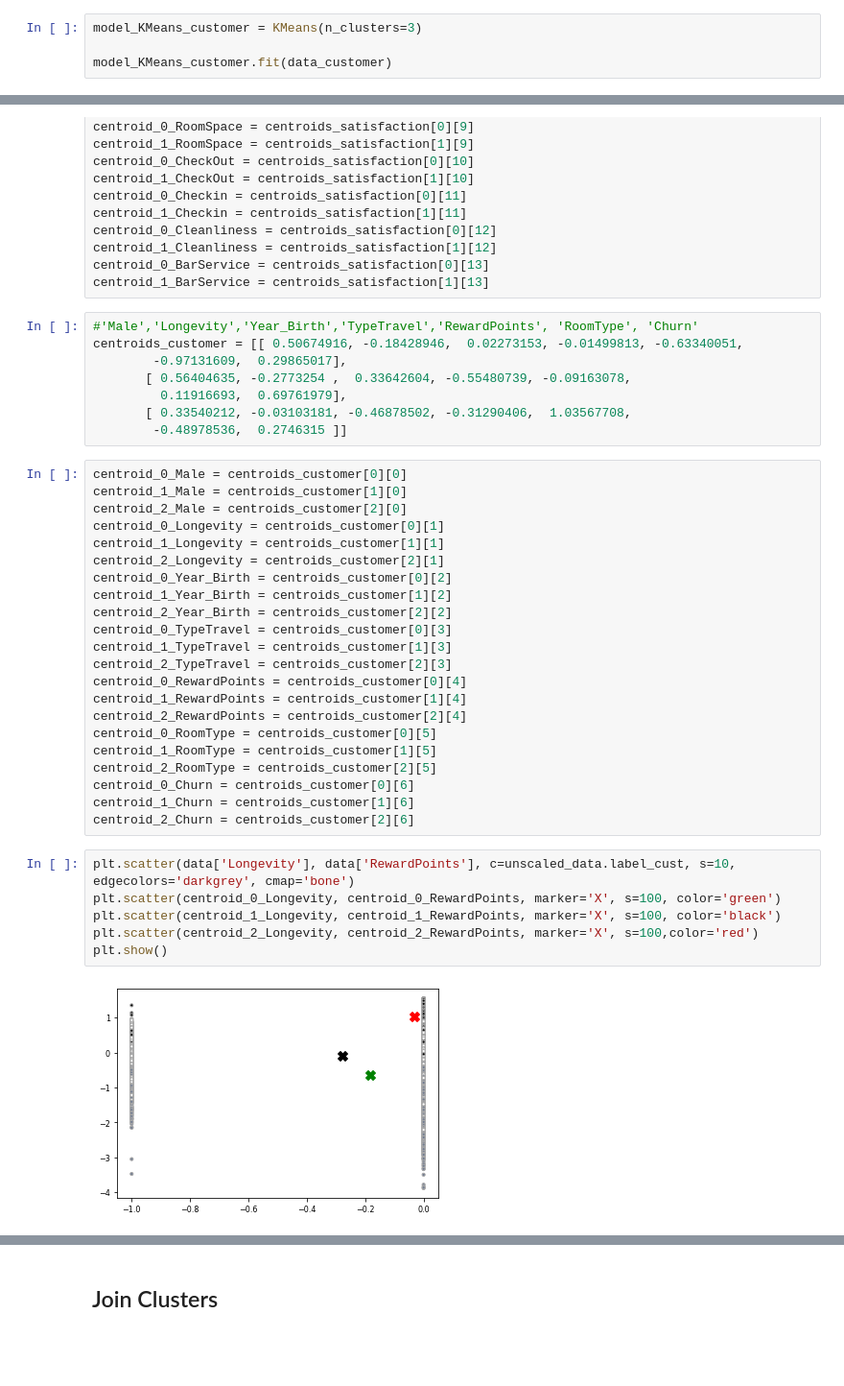
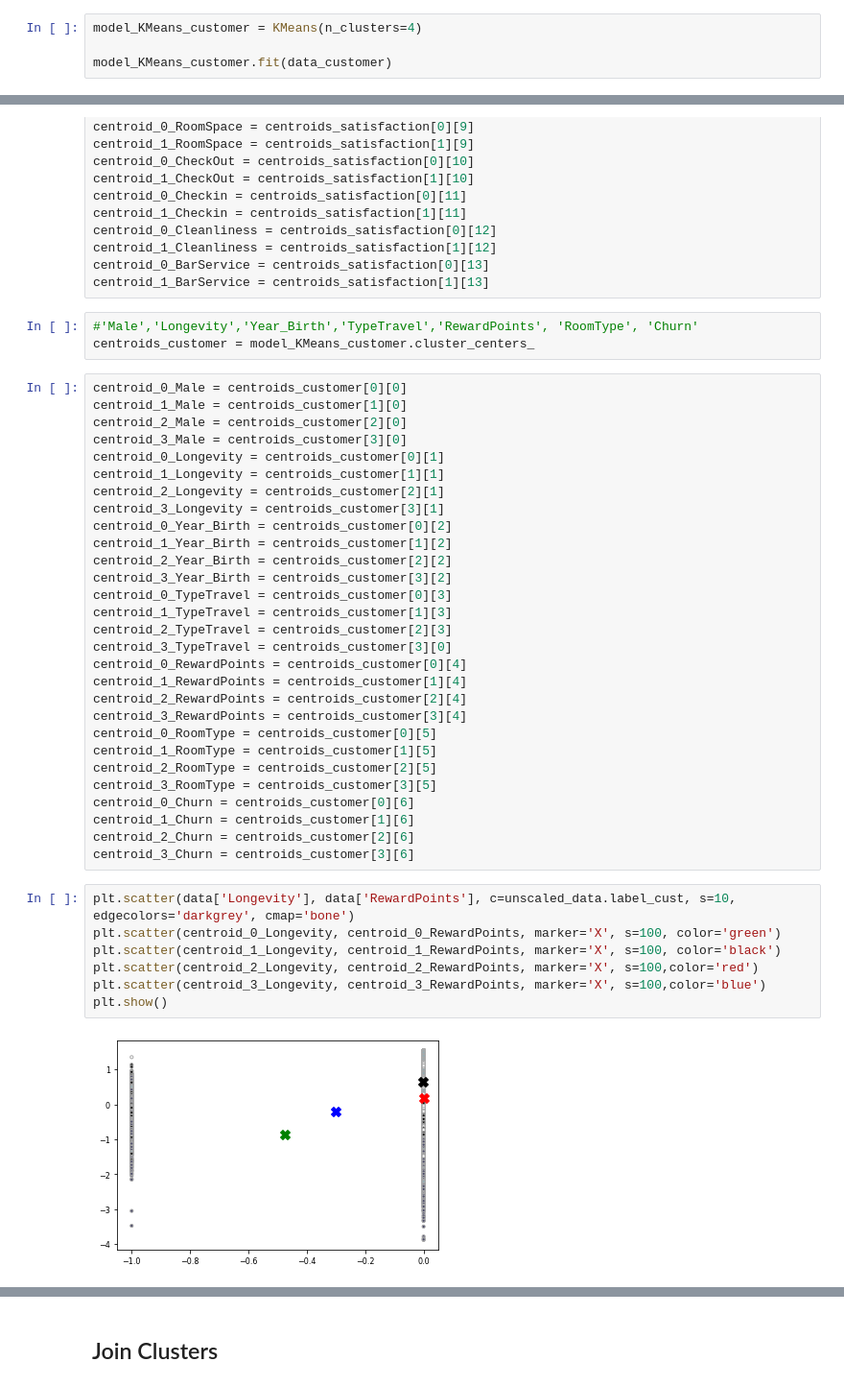
Before and after one commit to Leon209/Project_2-Unsupervised-Learning, a Jupyter notebook: Project 2.ipynb, the cells around one changed output, grey strips where cells are left out. Shown at 96% size. Saved outputs shown, nothing was run; the diff lists cells and outputs as text; blank space fills up the shorter version.

```diff
--- a/Project 2.ipynb
+++ b/Project 2.ipynb
@@ -616,7 +616,7 @@ model_KMeans_satisfaction.fit(data_satisfaction)
 # %% [output]
 KMeans(n_clusters=2)
 # %%
-model_KMeans_customer = KMeans(n_clusters=3)
+model_KMeans_customer = KMeans(n_clusters=4)
 
 model_KMeans_customer.fit(data_customer)
 # %% [output]
@@ -1020,44 +1028,47 @@ centroid_0_Cleanliness = centroids_satisfaction[0][12]
 centroid_1_Cleanliness = centroids_satisfaction[1][12]
 centroid_0_BarService = centroids_satisfaction[0][13]
 centroid_1_BarService = centroids_satisfaction[1][13]
-# %%
-#'Male','Longevity','Year_Birth','TypeTravel','RewardPoints', 'RoomType', 'Churn'
-centroids_customer = [[ 0.50674916, -0.18428946,  0.02273153, -0.01499813, -0.63340051,
-        -0.97131609,  0.29865017],
-       [ 0.56404635, -0.2773254 ,  0.33642604, -0.55480739, -0.09163078,
-         0.11916693,  0.69761979],
-       [ 0.33540212, -0.03103181, -0.46878502, -0.31290406,  1.03567708,
-        -0.48978536,  0.2746315 ]]
+# %%
+#'Male','Longevity','Year_Birth','TypeTravel','RewardPoints', 'RoomType', 'Churn'
+centroids_customer = model_KMeans_customer.cluster_centers_
 # %%
 centroid_0_Male = centroids_customer[0][0]
 centroid_1_Male = centroids_customer[1][0]
 centroid_2_Male = centroids_customer[2][0]
+centroid_3_Male = centroids_customer[3][0]
 centroid_0_Longevity = centroids_customer[0][1]
 centroid_1_Longevity = centroids_customer[1][1]
 centroid_2_Longevity = centroids_customer[2][1]
+centroid_3_Longevity = centroids_customer[3][1]
 centroid_0_Year_Birth = centroids_customer[0][2]
 centroid_1_Year_Birth = centroids_customer[1][2]
 centroid_2_Year_Birth = centroids_customer[2][2]
+centroid_3_Year_Birth = centroids_customer[3][2]
 centroid_0_TypeTravel = centroids_customer[0][3]
 centroid_1_TypeTravel = centroids_customer[1][3]
 centroid_2_TypeTravel = centroids_customer[2][3]
+centroid_3_TypeTravel = centroids_customer[3][0]
 centroid_0_RewardPoints = centroids_customer[0][4]
 centroid_1_RewardPoints = centroids_customer[1][4]
 centroid_2_RewardPoints = centroids_customer[2][4]
+centroid_3_RewardPoints = centroids_customer[3][4]
 centroid_0_RoomType = centroids_customer[0][5]
 centroid_1_RoomType = centroids_customer[1][5]
 centroid_2_RoomType = centroids_customer[2][5]
+centroid_3_RoomType = centroids_customer[3][5]
 centroid_0_Churn = centroids_customer[0][6]
 centroid_1_Churn = centroids_customer[1][6]
 centroid_2_Churn = centroids_customer[2][6]
+centroid_3_Churn = centroids_customer[3][6]
 # %%
 plt.scatter(data['Longevity'], data['RewardPoints'], c=unscaled_data.label_cust, s=10, edgecolors='darkgrey', cmap='bone')
 plt.scatter(centroid_0_Longevity, centroid_0_RewardPoints, marker='X', s=100, color='green')
 plt.scatter(centroid_1_Longevity, centroid_1_RewardPoints, marker='X', s=100, color='black')
 plt.scatter(centroid_2_Longevity, centroid_2_RewardPoints, marker='X', s=100,color='red')
+plt.scatter(centroid_3_Longevity, centroid_3_RewardPoints, marker='X', s=100,color='blue')
 plt.show()
 # %% [output]
-[figure, old version]
+[figure, new version]
 # %%
 sns.countplot(y = 'BarService', hue = 'label_sat', data = unscaled_data, palette='bone')
 # %% [output]
```
Also changed, not shown: parts of 33 cells of this notebook.
